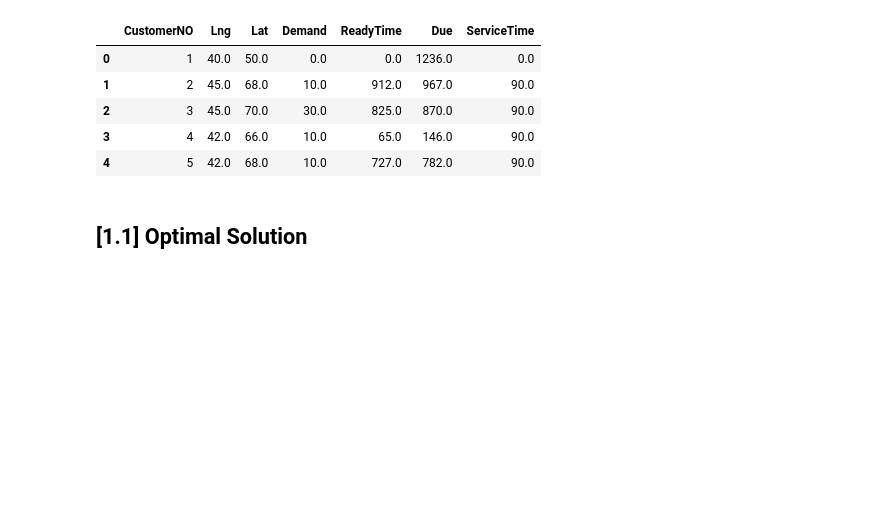
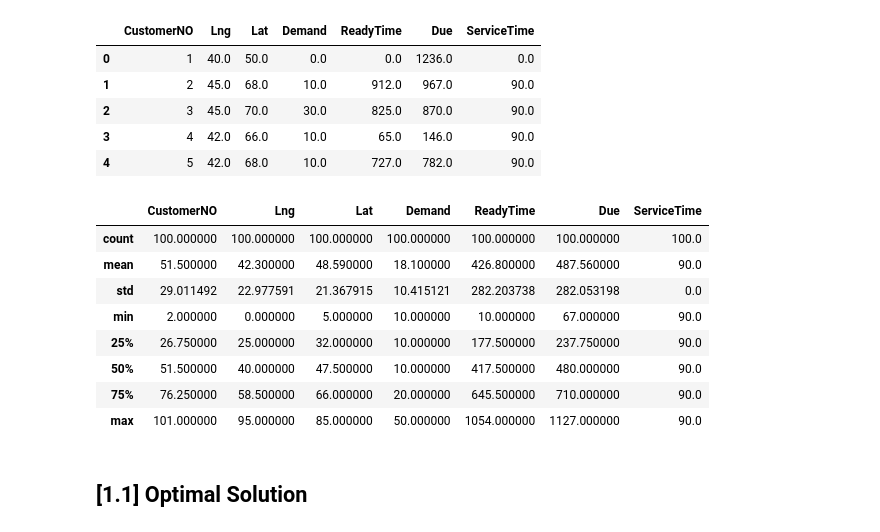
Before and after one commit to SeanMarcusJensen/ACIT4610_Portifolio_KMHS, a Jupyter notebook: problem_3/main.ipynb, the cells around one changed output. Cells and saved outputs as stored; diff of their text form; code cells hidden in the pictures; blank space fills up the shorter version.

```diff
--- a/problem_3/main.ipynb
+++ b/problem_3/main.ipynb
@@ -26,6 +26,18 @@ Number of customers: 101
 | 2 | 3 | 45.0 | 70.0 | 30.0 | 825.0 | 870.0 | 90.0 |
 | 3 | 4 | 42.0 | 66.0 | 10.0 | 65.0 | 146.0 | 90.0 |
 | 4 | 5 | 42.0 | 68.0 | 10.0 | 727.0 | 782.0 | 90.0 |
+# %%
+customers_df.iloc[1:].describe()
+# %% [output]
+|  | CustomerNO | Lng | Lat | Demand | ReadyTime | Due | ServiceTime |
+| count | 100.000000 | 100.000000 | 100.000000 | 100.000000 | 100.000000 | 100.000000 | 100.0 |
+| mean | 51.500000 | 42.300000 | 48.590000 | 18.100000 | 426.800000 | 487.560000 | 90.0 |
+| std | 29.011492 | 22.977591 | 21.367915 | 10.415121 | 282.203738 | 282.053198 | 0.0 |
+| min | 2.000000 | 0.000000 | 5.000000 | 10.000000 | 10.000000 | 67.000000 | 90.0 |
+| 25% | 26.750000 | 25.000000 | 32.000000 | 10.000000 | 177.500000 | 237.750000 | 90.0 |
+| 50% | 51.500000 | 40.000000 | 47.500000 | 10.000000 | 417.500000 | 480.000000 | 90.0 |
+| 75% | 76.250000 | 58.500000 | 66.000000 | 20.000000 | 645.500000 | 710.000000 | 90.0 |
+| max | 101.000000 | 95.000000 | 85.000000 | 50.000000 | 1054.000000 | 1127.000000 | 90.0 |
 # %% [markdown]
 ## [1.1] Optimal Solution
 # %%
```
Also changed, not shown: parts of 16 cells of this notebook.
